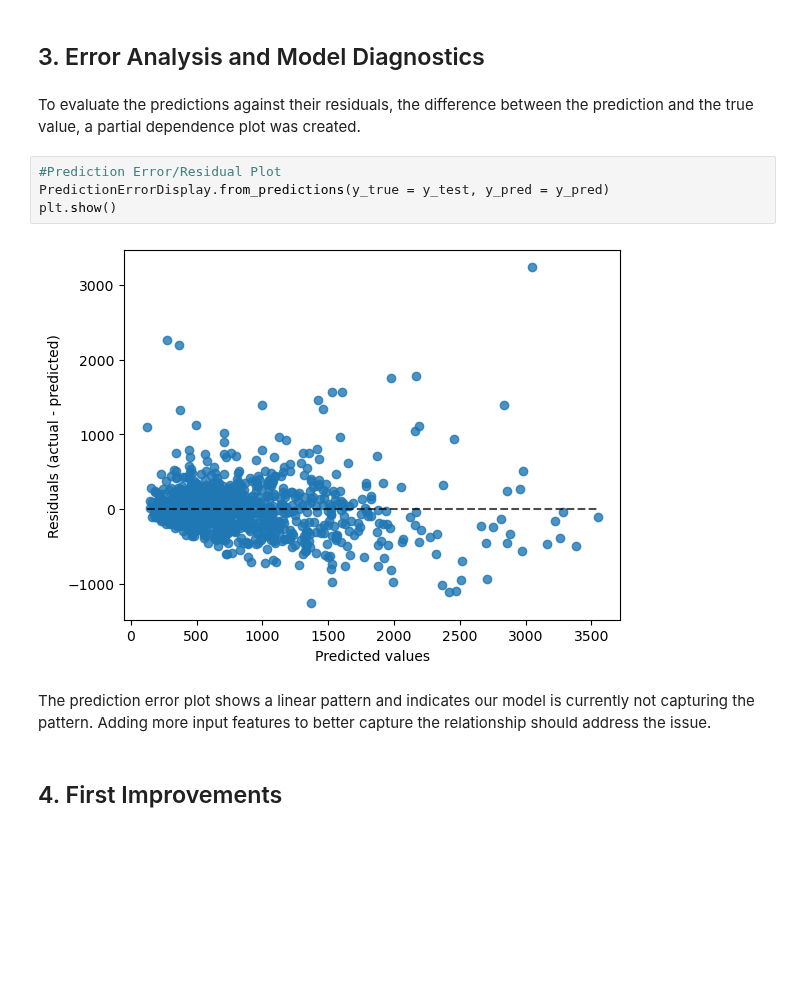
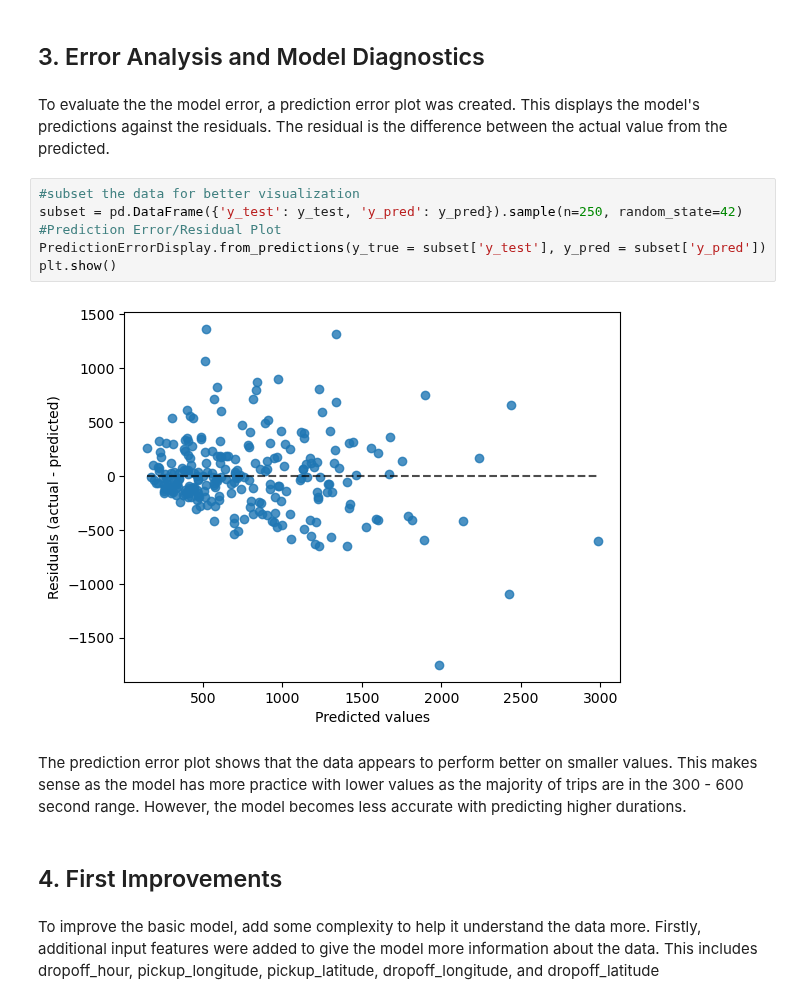
Before and after one commit to charralbert/Taxi_Trip_Duration, a Jupyter notebook: project_deliverable2_Group33.ipynb, the cells around one changed output. Saved outputs shown, nothing was run; the diff lists cells and outputs as text; blank space fills up the shorter version.

```diff
--- a/project_deliverable2_Group33.ipynb
+++ b/project_deliverable2_Group33.ipynb
@@ -236,14 +236,18 @@ In terms of generalization, the slightly lower R^2 and higher error metrics from
 # %% [markdown]
 ## 3. Error Analysis and Model Diagnostics
 # %% [markdown]
-To evaluate the predictions against their residuals, the difference between the prediction and the true value, a partial dependence plot was created.
+To evaluate the the model error, a prediction error plot was created. This displays the model's predictions against the residuals. The residual is the difference between the actual value from the predicted.
 # %%
+#subset the data for better visualization
+subset = pd.DataFrame({'y_test': y_test, 'y_pred': y_pred}).sample(n=250, random_state=42)
 #Prediction Error/Residual Plot
-PredictionErrorDisplay.from_predictions(y_true = y_test, y_pred = y_pred)
+PredictionErrorDisplay.from_predictions(y_true = subset['y_test'], y_pred = subset['y_pred'])
 plt.show()
 # %% [output]
-[figure, old version]
+[figure, new version]
 # %% [markdown]
-The prediction error plot shows a linear pattern and indicates our model is currently not capturing the pattern. Adding more input features to better capture the relationship should address the issue.
+The prediction error plot shows that the data appears to perform better on smaller values. This makes sense as the model has more practice with lower values as the majority of trips are in the 300 - 600 second range. However, the model becomes less accurate with predicting higher durations.
 # %% [markdown]
 ## 4. First Improvements
+# %% [markdown]
+To improve the basic model, add some complexity to help it understand the data more. Firstly, additional input features were added to give the model more information about the data. This includes dropoff_hour, pickup_longitude, pickup_latitude, dropoff_longitude, and dropoff_latitude
```
Also changed, not shown: parts of 5 cells of this notebook.
